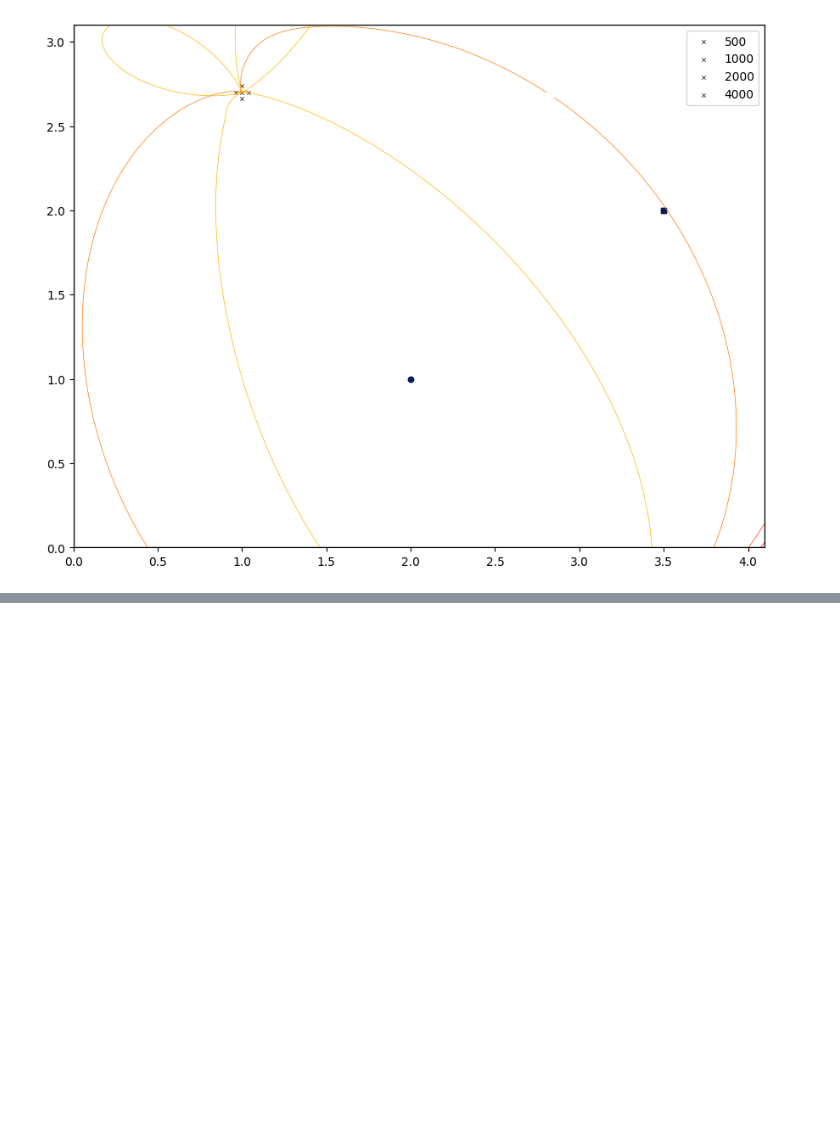
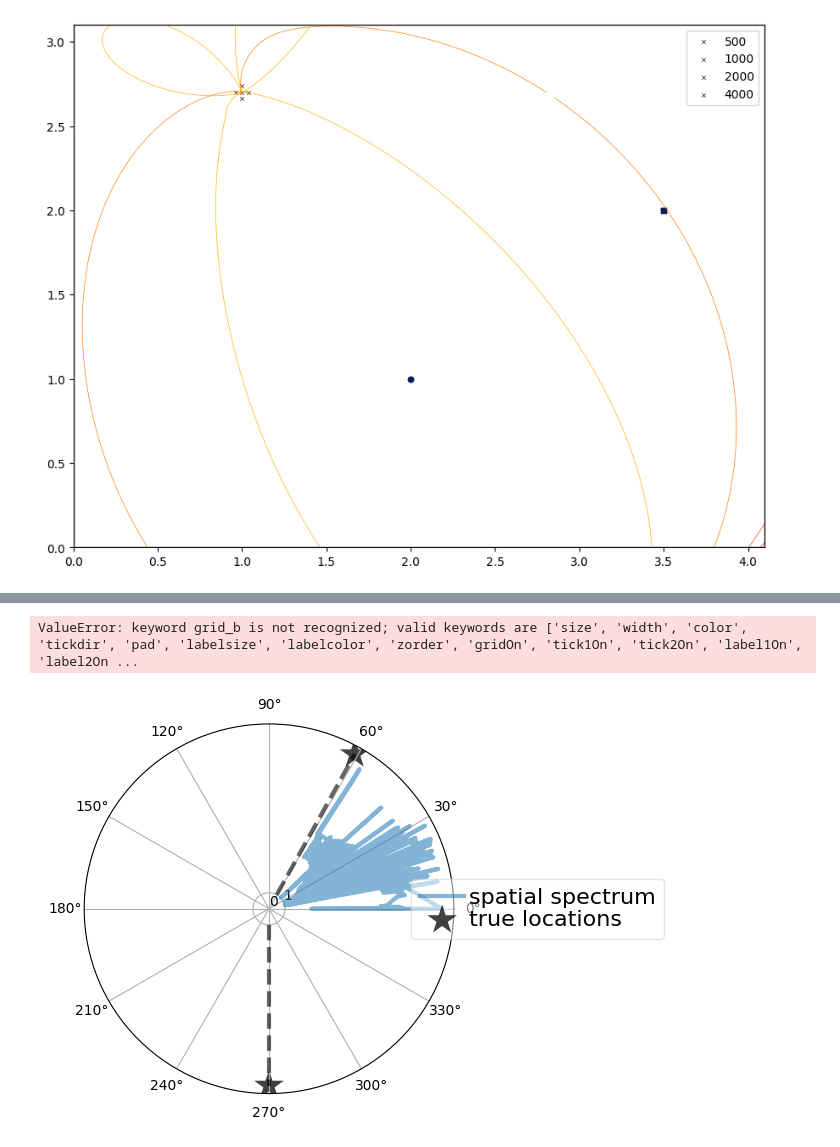
Before and after one commit to Gernop/Practic, a Jupyter notebook: Untitled-1.ipynb, the cells around one changed output, grey strips where cells are left out. Saved outputs shown, nothing was run; the diff lists cells and outputs as text; code cells hidden in the pictures; blank space fills up the shorter version.

```diff
--- a/Untitled-1.ipynb
+++ b/Untitled-1.ipynb
@@ -60,8 +60,8 @@ distance = 2  # растояние
 # %%
-c = 343.    # скорость звука
+c = 343 #скорость звука
 freq_range = [300, 3500]
 
-snr_db = 5.    # расстояние сигнал/шум
+snr_db = 5 #расстояние сигнал/шум
 sigma2 = 10**(-snr_db / 10) / (4 * np.pi * distance)**2
 
 X = pra.transform.stft.analysis(room_bf.mic_array.signals.T, fft_len, fft_len // 2)
@@ -115,0 +116,47 @@ estimated_angle = angles[0]
+# %%
+doa = pra.doa.doa.DOA(echo, fs, fft_len, c=c, num_src=2, azimuth=angles)
+
+min_val = angles.min()
+max_val = angles.max()
+angles = (angles - min_val) / (max_val - min_val)
+# %%
+base = 1.
+height = 10.
+true_col = [0, 0, 0]
+
+phi_plt = doa.grid.azimuth
+fig = plt.figure()
+ax = fig.add_subplot(111, projection='polar')
+c_phi_plt = np.r_[phi_plt, phi_plt[0]]
+c_dirty_img = np.r_[angles, angles[[0]]]
+ax.plot(c_phi_plt, base + height * c_dirty_img, linewidth=3,
+    alpha=0.55, linestyle='-',
+    label="spatial spectrum")
+
+for angle in azimuth:
+    ax.plot([angle, angle], [base, base + height], linewidth=3, linestyle='--',
+         color=true_col, alpha=0.6)
+K = len(azimuth)
+ax.scatter(azimuth, base + height*np.ones(K), c=np.tile(true_col,
+            (K, 1)), s=500, alpha=0.75, marker='*',
+            linewidths=0,
+            label='true locations')
+
+plt.legend()
+handles, labels = ax.get_legend_handles_labels()
+ax.legend(handles, labels, framealpha=0.5,
+            scatterpoints=1, loc='center right', fontsize=16,
+            ncol=1, bbox_to_anchor=(1.6, 0.5),
+            handletextpad=.2, columnspacing=1.7, labelspacing=0.1)
+
+ax.set_xticks(np.linspace(0, 2 * np.pi, num=12, endpoint=False))
+ax.xaxis.set_label_coords(0.5, -0.11)
+ax.set_yticks(np.linspace(0, 1, 2))
+ax.xaxis.grid(b=True, color=[0.3, 0.3, 0.3], linestyle=':')
+ax.yaxis.grid(b=True, color=[0.3, 0.3, 0.3], linestyle='--')
+ax.set_ylim([0, 1.05 * (base + height)])
+
+plt.show()
+# %% [output]
+ValueError: keyword grid_b is not recognized; valid keywords are ['size', 'width', 'color', 'tickdir', 'pad', 'labelsize', 'labelcolor', 'zorder', 'gridOn', 'tick1On', 'tick2On', 'label1On', 'label2On ...
+[figure, added]
```
Also changed, not shown: parts of 4 cells of this notebook.
